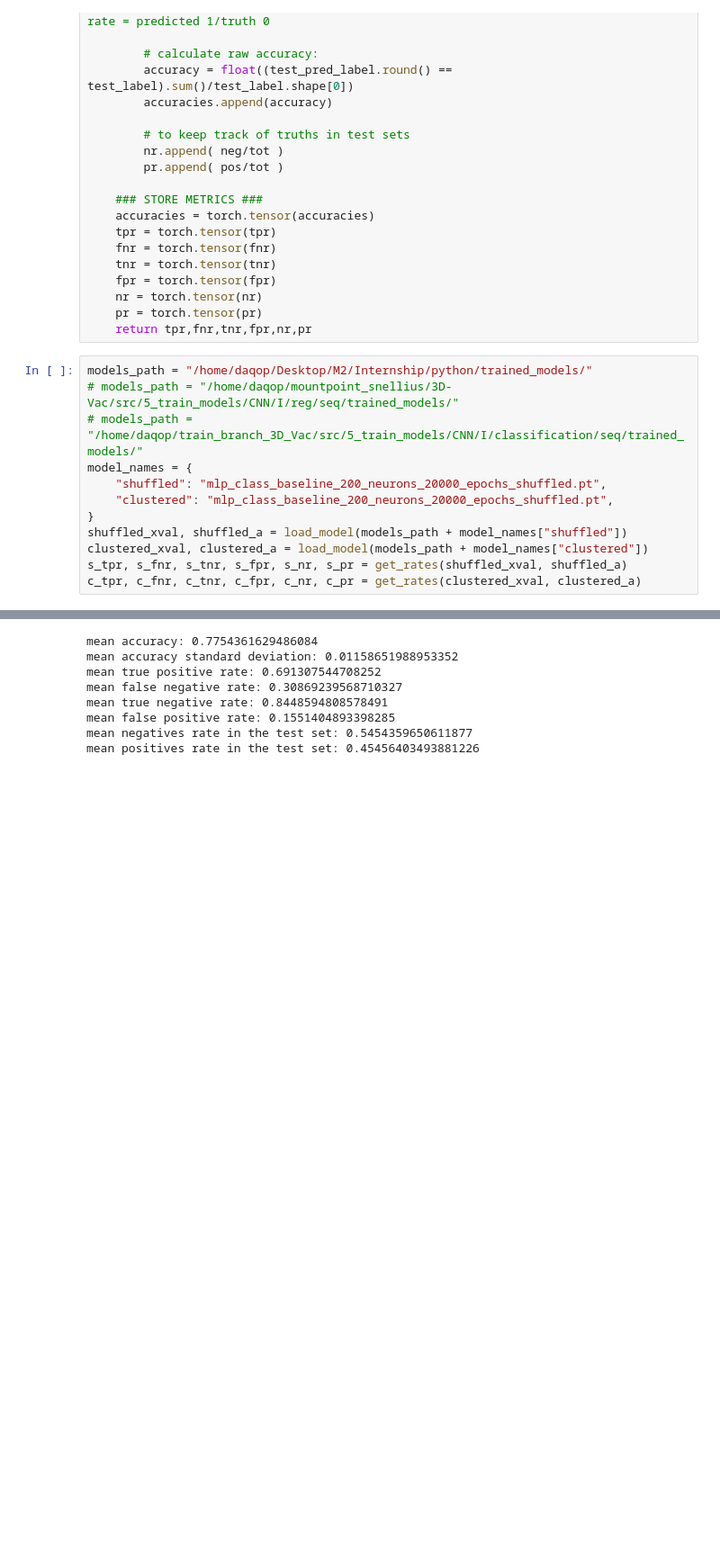
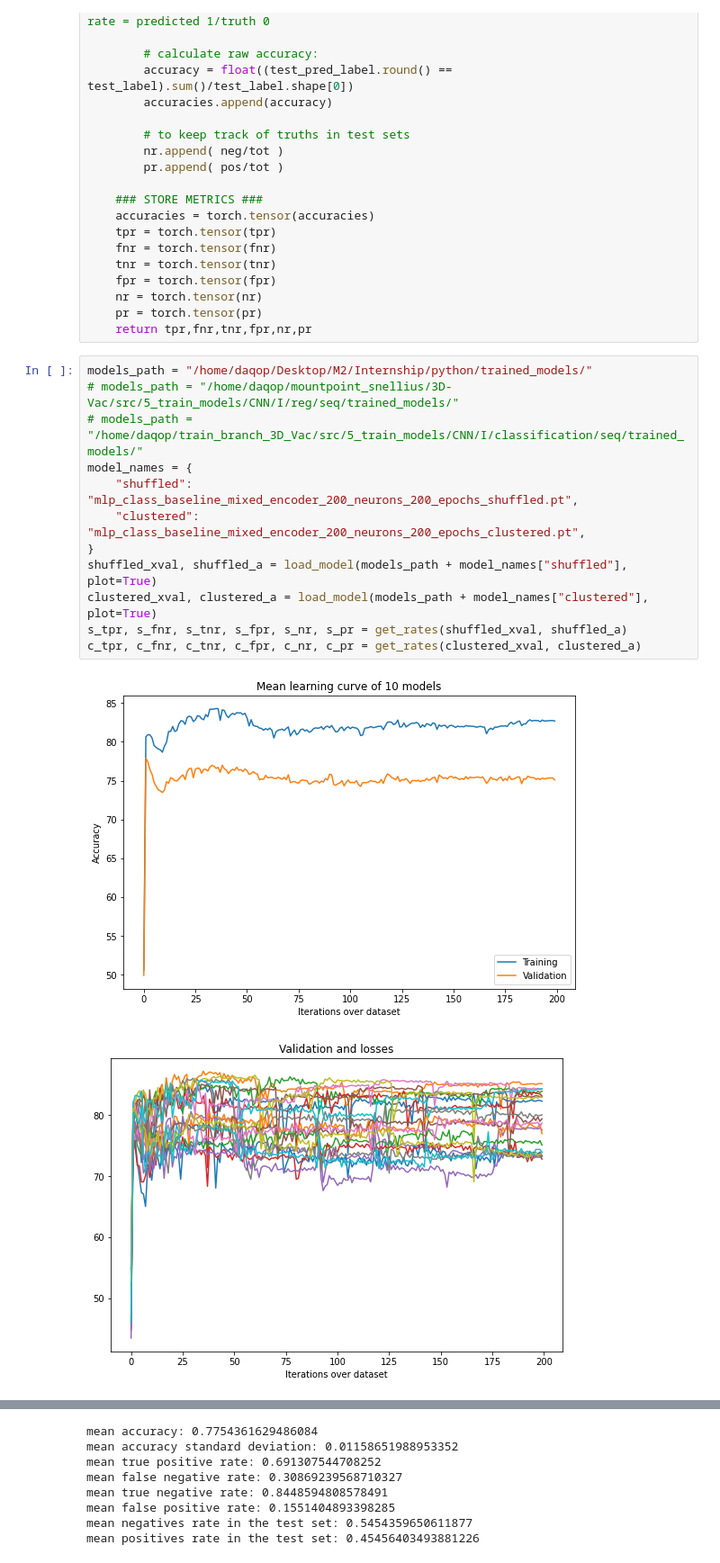
Before and after one commit to DeepRank/3D-Vac, a Jupyter notebook: src/5_train_models/explore_class_seq_xvalidation.ipynb, the cells around one changed output, grey strips where cells are left out. Shown at 90% size. Cells and saved outputs as stored; diff of their text form; blank space fills up the shorter version.

```diff
--- a/src/5_train_models/explore_class_seq_xvalidation.ipynb
+++ b/src/5_train_models/explore_class_seq_xvalidation.ipynb
@@ -99,12 +99,15 @@ def get_rates(xval_data, a):
 # %%
 models_path = "/home/daqop/Desktop/M2/Internship/python/trained_models/"
 # models_path = "/home/daqop/mountpoint_snellius/3D-Vac/src/5_train_models/CNN/I/reg/seq/trained_models/"
 # models_path = "/home/daqop/train_branch_3D_Vac/src/5_train_models/CNN/I/classification/seq/trained_models/"
 model_names = {
-    "shuffled": "mlp_class_baseline_200_neurons_20000_epochs_shuffled.pt",
-    "clustered": "mlp_class_baseline_200_neurons_20000_epochs_shuffled.pt",
+    "shuffled": "mlp_class_baseline_mixed_encoder_200_neurons_200_epochs_shuffled.pt",
+    "clustered": "mlp_class_baseline_mixed_encoder_200_neurons_200_epochs_clustered.pt",
 }
-shuffled_xval, shuffled_a = load_model(models_path + model_names["shuffled"])
-clustered_xval, clustered_a = load_model(models_path + model_names["clustered"])
+shuffled_xval, shuffled_a = load_model(models_path + model_names["shuffled"], plot=True)
+clustered_xval, clustered_a = load_model(models_path + model_names["clustered"], plot=True)
 s_tpr, s_fnr, s_tnr, s_fpr, s_nr, s_pr = get_rates(shuffled_xval, shuffled_a)
 c_tpr, c_fnr, c_tnr, c_fpr, c_nr, c_pr = get_rates(clustered_xval, clustered_a)
+# %% [output]
+[figure, added]
+[figure, added]
```
Also changed, not shown: parts of 1 cell of this notebook, 1 other file.
